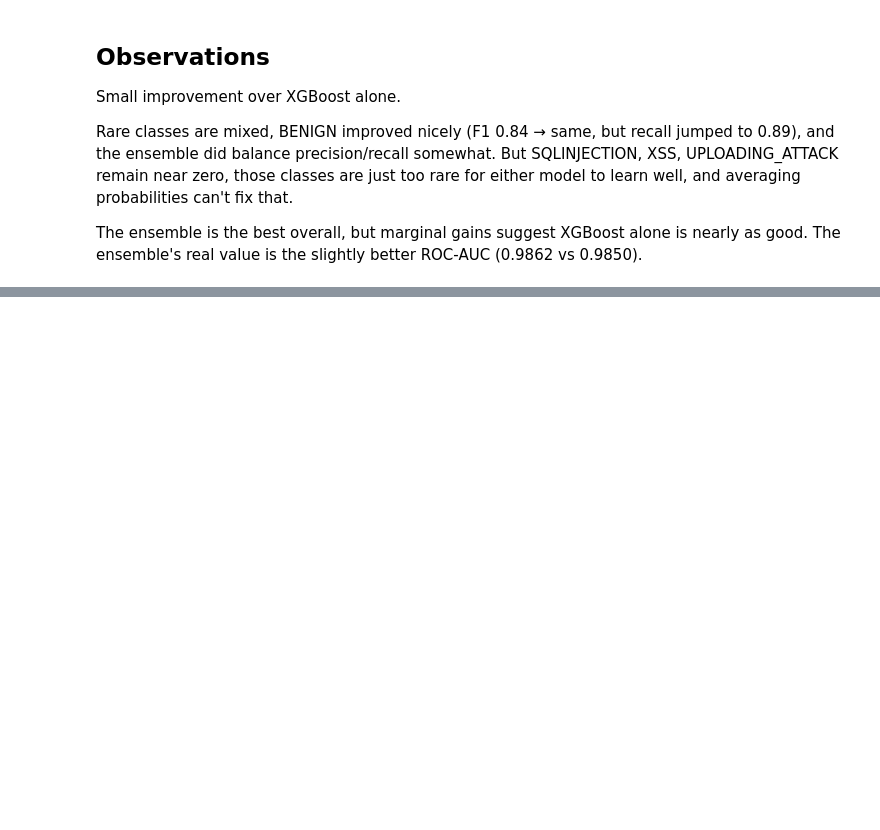
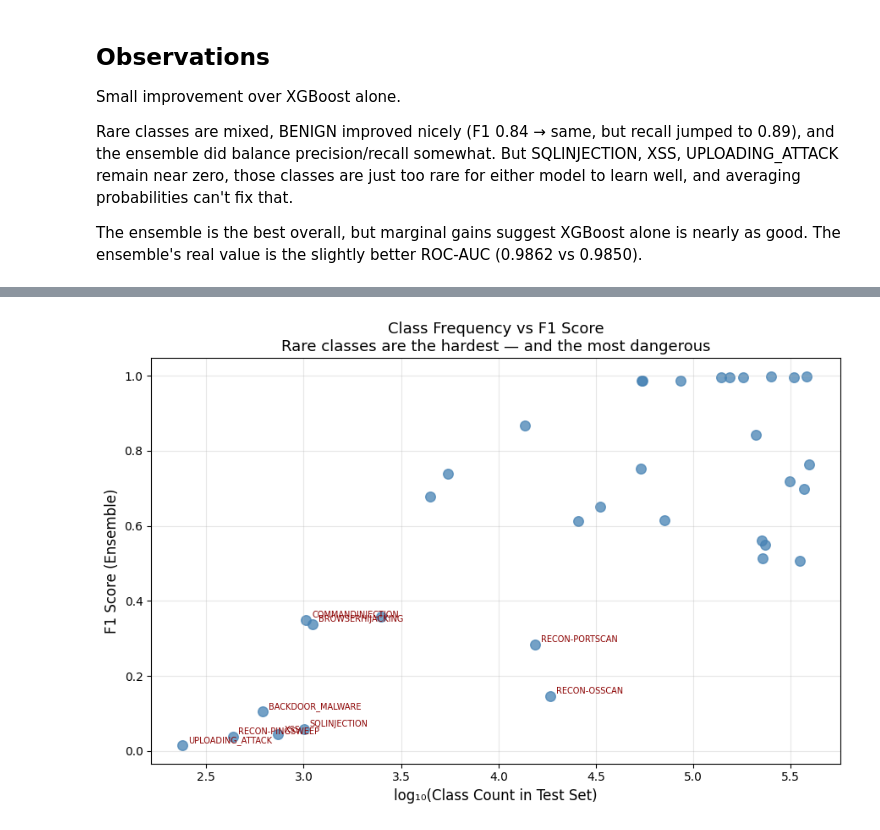
Before and after one commit to joetes98/CSCI-5742-Project, a Jupyter notebook: baselines_CICIoT2023.ipynb, the cells around one changed output, grey strips where cells are left out. Saved outputs shown, nothing was run; the diff lists cells and outputs as text; code cells hidden in the pictures; blank space fills up the shorter version.

```diff
--- a/baselines_CICIoT2023.ipynb
+++ b/baselines_CICIoT2023.ipynb
@@ -610,0 +681,30 @@ ensemble's real value is the slightly better ROC-AUC (0.9862 vs 0.9850).
+# %%
+from sklearn.metrics import classification_report as cr
+
+report_ens = cr(y_test, predictions_ensemble, target_names=le.classes_, output_dict=True)
+
+rows = []
+for cls_name in le.classes_:
+    cls_enc = le.transform([cls_name])[0]
+    count = int((y_test == cls_enc).sum())
+    f1 = report_ens[cls_name]['f1-score']
+    rows.append({'class': cls_name, 'count': count, 'f1': f1})
+df_perf = pd.DataFrame(rows)
+
+fig, ax = plt.subplots(figsize=(9, 6))
+ax.scatter(np.log10(df_perf['count']), df_perf['f1'], alpha=0.75, s=70, color='steelblue')
+
+for _, row in df_perf.iterrows():
+    if row['f1'] < 0.35 or row['count'] < 1500:
+        ax.annotate(row['class'], (np.log10(row['count']), row['f1']),
+                    fontsize=7, xytext=(5, 2), textcoords='offset points', color='darkred')
+
+ax.set_xlabel('log₁₀(Class Count in Test Set)', fontsize=12)
+ax.set_ylabel('F1 Score (Ensemble)', fontsize=12)
+ax.set_title('Class Frequency vs F1 Score\nRare classes are the hardest — and the most dangerous', fontsize=13)
+ax.grid(True, alpha=0.3)
+plt.tight_layout()
+plt.savefig('freq_vs_f1.png', dpi=150, bbox_inches='tight')
+plt.show()
+# %% [output]
+[figure, added]
```
Also changed, not shown: parts of 16 cells of this notebook, 1 other file.
